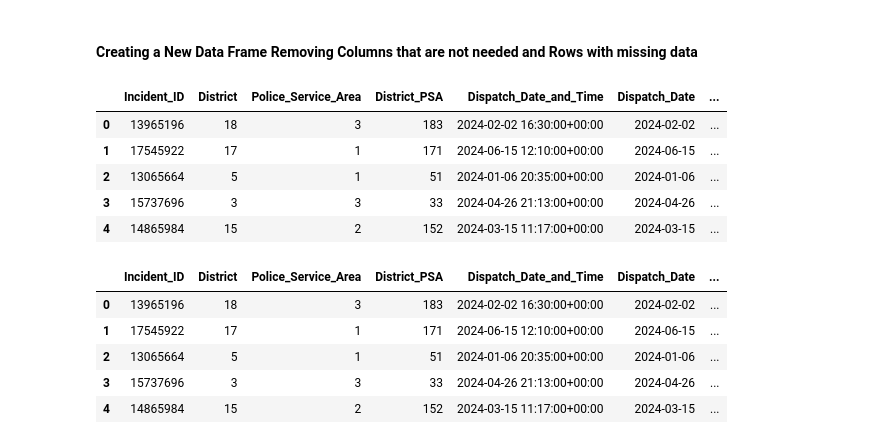
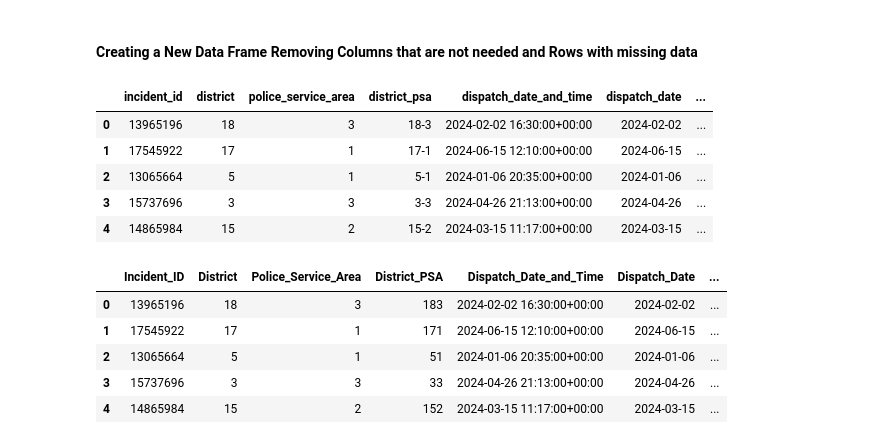
Before and after one commit to EricCroston/Philadelphia-School_Performance_vs_Crime_Data, a Jupyter notebook: Police_and_Incidents_Clean_up and Correlation Analysis.ipynb, the cells around one changed output. Saved outputs shown, nothing was run; the diff lists cells and outputs as text; code cells hidden in the pictures.

Commit message:
incidents

```diff
--- a/Police_and_Incidents_Clean_up and Correlation Analysis.ipynb
+++ b/Police_and_Incidents_Clean_up and Correlation Analysis.ipynb
@@ -173,9 +173,9 @@ memory usage: 11.7+ MB
 #### This will allow us to locate the specific location of the Police Service Area and use the Key to connect location of other data.
 # %%
 # Creating the combined key
-incidents_data['PSA_NUM'] = incidents_data['dc_dist'].astype(str) + incidents_data['psa'].astype(str)
+incidents_data['district_psa'] = incidents_data['dc_dist'].astype(str) + '-' + incidents_data['psa'].astype(str)
 
-incidents_data = incidents_data[incidents_data['PSA_NUM']!='77A']
+incidents_data = incidents_data[incidents_data['district_psa']!='77A']
 
 incidents_data = incidents_data.reset_index(drop=True)
 
@@ -192,29 +192,28 @@ incidents_data.head()
 #### Creating a New Data Frame Removing Columns that are not needed and Rows with missing data
 # %%
 #Make a new data frame for Incident Information and Removing Columns and Rows with NaN
-
 incidents_data_df = pd.DataFrame({
-    'Incident_ID': incidents_data['objectid'],
-    'District': incidents_data['dc_dist'],
-    'Police_Service_Area': incidents_data['psa'],
-    'District_PSA': incidents_data['PSA_NUM'],
-    'Dispatch_Date_and_Time': incidents_data['dispatch_date_time'],
-    'Dispatch_Date': incidents_data['dispatch_date'],
-    'Dispatch_Time': incidents_data['dispatch_time'],
-    'Dispatch_Hour': incidents_data['hour'],
-    'Location_Block': incidents_data['location_block'],
-    'UCR_Code': incidents_data['ucr_general'],
-    'General_Crime_Category': incidents_data['text_general_code']
+    'incident_id': incidents_data['objectid'],
+    'district': incidents_data['dc_dist'],
+    'police_service_area': incidents_data['psa'],
+    'district_psa': incidents_data['district_psa'],
+    'dispatch_date_and_time': incidents_data['dispatch_date_time'],
+    'dispatch_date': incidents_data['dispatch_date'],
+    'dispatch_time': incidents_data['dispatch_time'],
+    'dispatch_hour': incidents_data['hour'],
+    'location_block': incidents_data['location_block'],
+    'ucr_code': incidents_data['ucr_general'],
+    'general_crime_category': incidents_data['text_general_code']
 })
 
 incidents_data_df.head()
 # %% [output]
-|  | Incident_ID | District | Police_Service_Area | District_PSA | Dispatch_Date_and_Time | Dispatch_Date | ... |
-| 0 | 13965196 | 18 | 3 | 183 | 2024-02-02 16:30:00+00:00 | 2024-02-02 | ... |
-| 1 | 17545922 | 17 | 1 | 171 | 2024-06-15 12:10:00+00:00 | 2024-06-15 | ... |
-| 2 | 13065664 | 5 | 1 | 51 | 2024-01-06 20:35:00+00:00 | 2024-01-06 | ... |
-| 3 | 15737696 | 3 | 3 | 33 | 2024-04-26 21:13:00+00:00 | 2024-04-26 | ... |
-| 4 | 14865984 | 15 | 2 | 152 | 2024-03-15 11:17:00+00:00 | 2024-03-15 | ... |
+|  | incident_id | district | police_service_area | district_psa | dispatch_date_and_time | dispatch_date | ... |
+| 0 | 13965196 | 18 | 3 | 18-3 | 2024-02-02 16:30:00+00:00 | 2024-02-02 | ... |
+| 1 | 17545922 | 17 | 1 | 17-1 | 2024-06-15 12:10:00+00:00 | 2024-06-15 | ... |
+| 2 | 13065664 | 5 | 1 | 5-1 | 2024-01-06 20:35:00+00:00 | 2024-01-06 | ... |
+| 3 | 15737696 | 3 | 3 | 3-3 | 2024-04-26 21:13:00+00:00 | 2024-04-26 | ... |
+| 4 | 14865984 | 15 | 2 | 15-2 | 2024-03-15 11:17:00+00:00 | 2024-03-15 | ... |
 # %%
 # Drop rows with any NaN values
 incidents_data_df = incidents_data_df.dropna(how='any')
```
Also changed, not shown: parts of 1 cell of this notebook.
